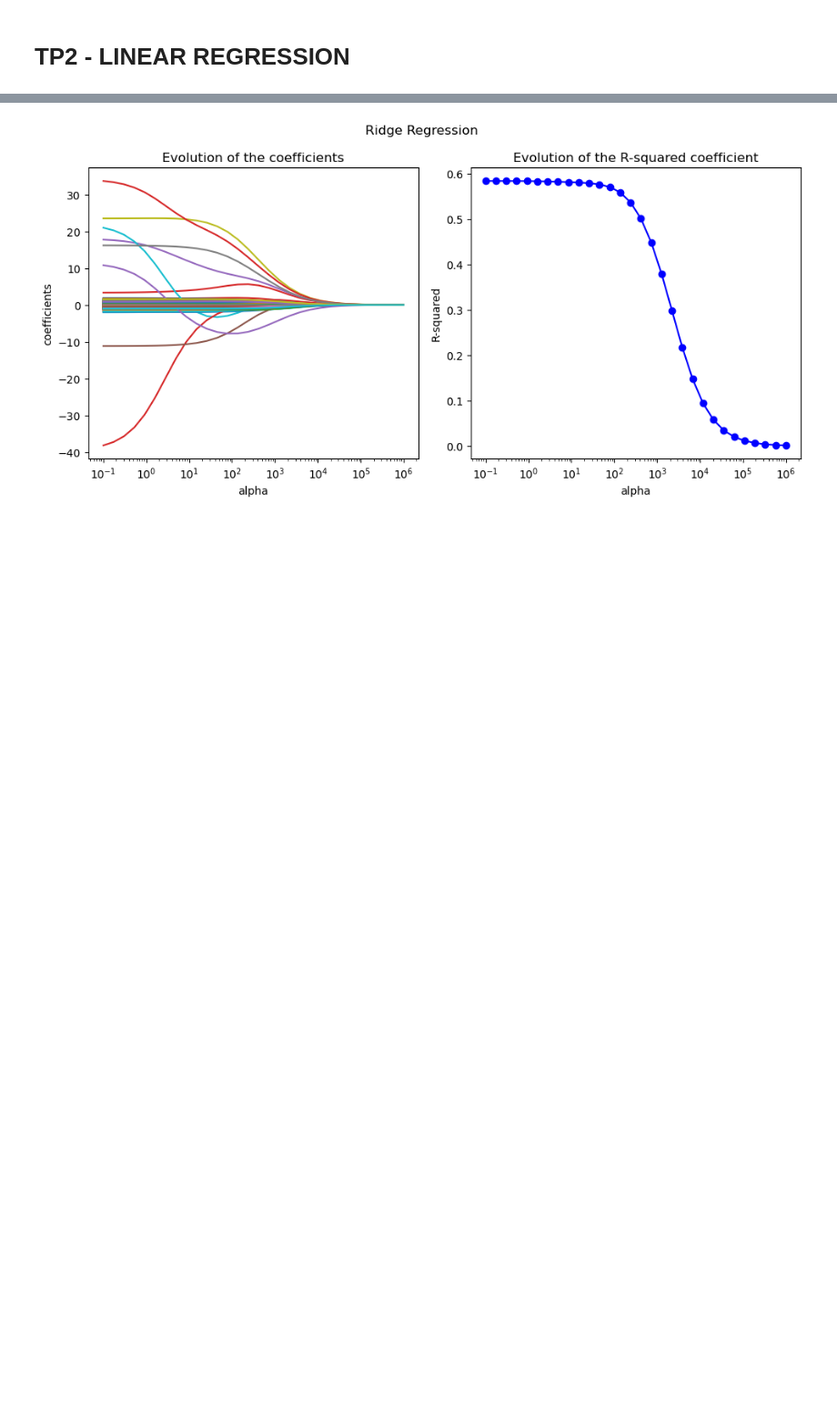
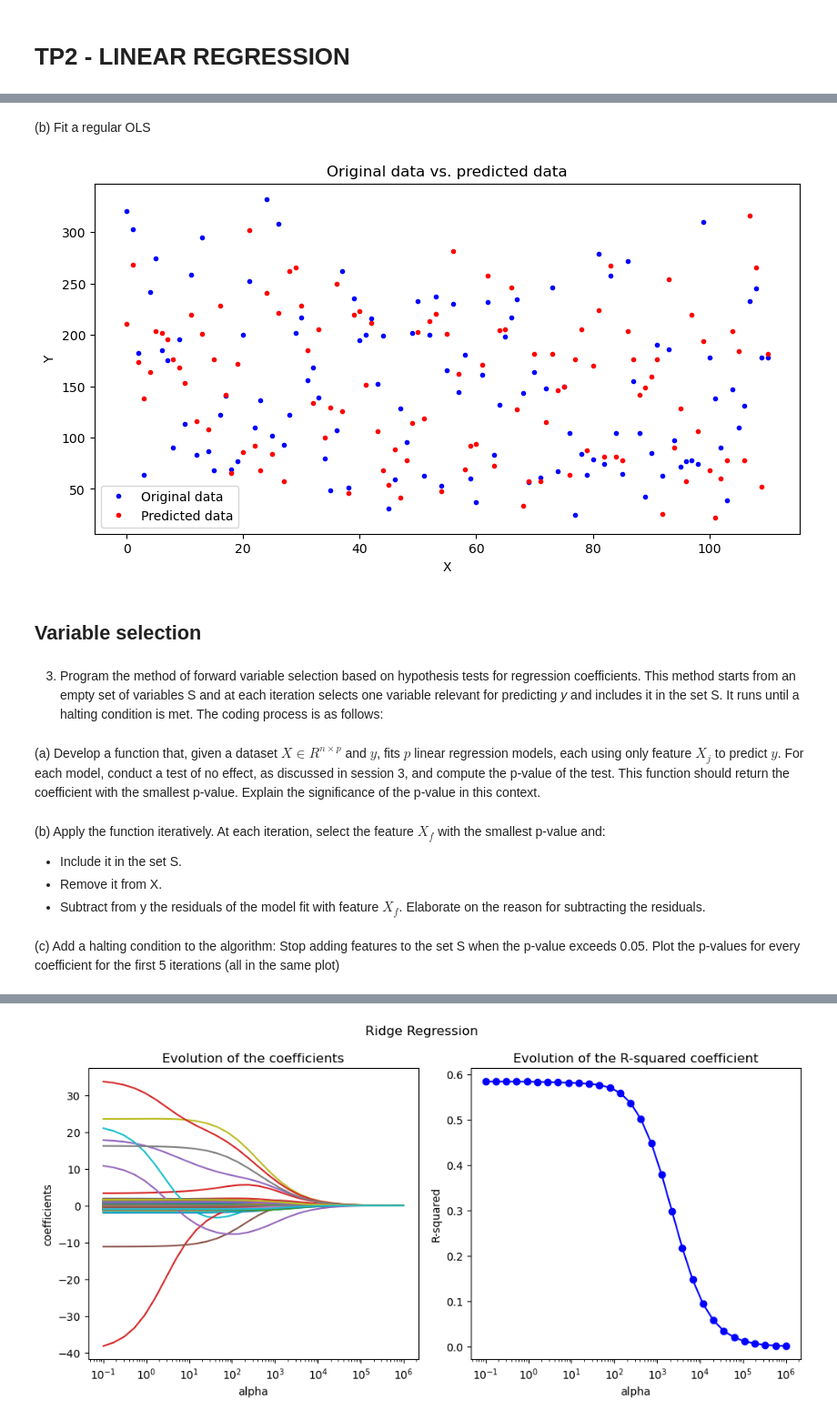
Before and after one commit to lmcastanedame/SD-TSIA204_TP2_Linear-Regression, a Jupyter notebook: TP2 - SD-TSIA204.ipynb, the cells around one changed output, grey strips where cells are left out. Shown at 91% size. Cells and saved outputs as stored; diff of their text form; code cells hidden in the pictures; blank space fills up the shorter version.

```diff
--- a/TP2 - SD-TSIA204.ipynb
+++ b/TP2 - SD-TSIA204.ipynb
@@ -418,0 +183,30 @@ iterations
+# %% [markdown]
+(b) Fit a regular OLS
+# %%
+regressor = LinearRegression()
+theta_hat = regressor.fit(X_train, y_train)
+
+plt.figure(figsize=(10, 5))
+plt.plot(y_test, 'b.', label='Original data')
+plt.plot(regressor.predict(X_test), 'r.', label='Predicted data')
+plt.xlabel('X')
+plt.ylabel('Y')
+plt.title('Original data vs. predicted data')
+plt.legend()
+plt.show()
+# %% [output]
+[figure, added]
+# %% [markdown]
+## Variable selection
+# %% [markdown]
+3. Program the method of forward variable selection based on hypothesis tests for regression coefficients. This method starts from an empty set of variables S and at each iteration selects one variable relevant for predicting *y* and includes it in the set S. It runs until a halting condition is met. The coding process is as follows:
+# %% [markdown]
+(a) Develop a function that, given a dataset $X \in R^{n \times p}$ and $y$, fits $p$ linear regression models, each using only feature $X_j$ to predict $y$. For each model, conduct a test of no effect, as discussed in session 3, and compute the p-value of the test. This function should return the coefficient with the smallest p-value. Explain the significance of the p-value in this context.
+# %% [markdown]
+(b) Apply the function iteratively. At each iteration, select the feature $X_f$ with the smallest p-value and:
+
+- Include it in the set S.
+- Remove it from X.
+- Subtract from y the residuals of the model fit with feature $X_f$. Elaborate on the reason for subtracting the residuals.
+# %% [markdown]
+(c) Add a halting condition to the algorithm: Stop adding features to the set S when the p-value exceeds 0.05. Plot the p-values for every coefficient for the first 5 iterations (all in the same plot)
```
Also changed, not shown: parts of 80 cells of this notebook.
